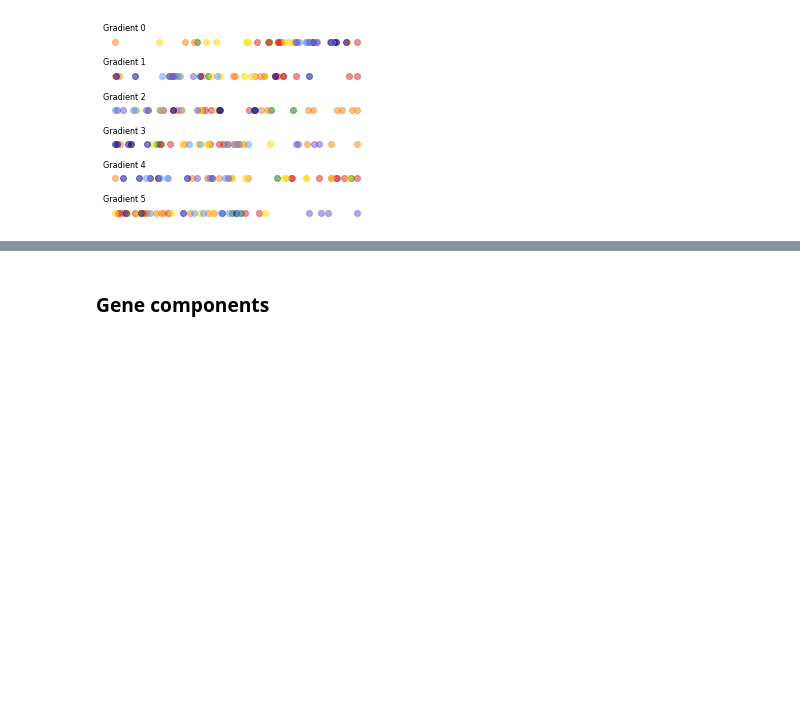
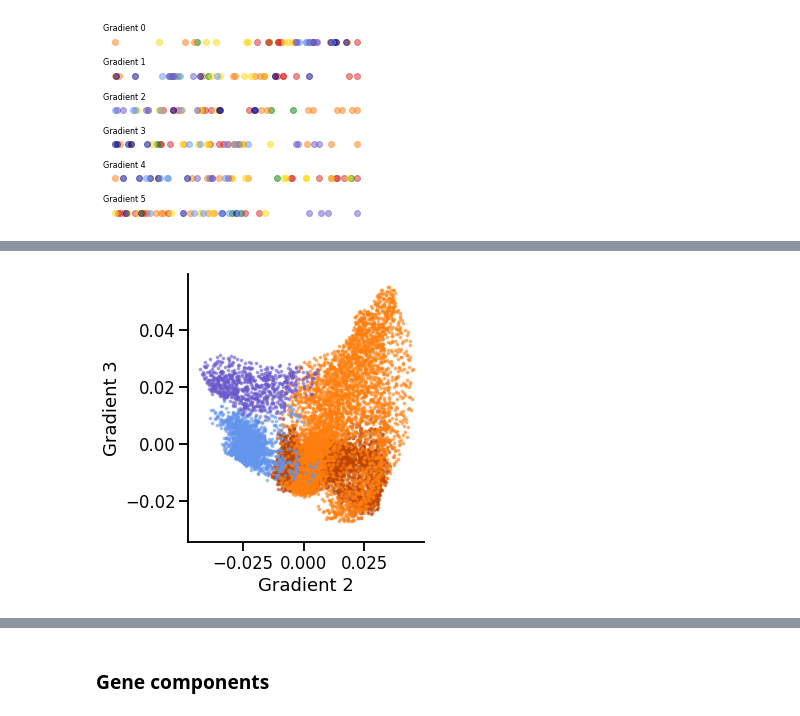
Before and after one commit to juhuntenburg/mouse_gradients, a Jupyter notebook: Visualize_gradients.ipynb, the cells around one changed output, grey strips where cells are left out. Drawn from its saved outputs; the diff is of its cells as text; code cells hidden in the pictures; blank space fills up the shorter version.

```diff
--- a/Visualize_gradients.ipynb
+++ b/Visualize_gradients.ipynb
@@ -104,14 +106,14 @@ sns.despine()
 # %%
-clusters = ['motor','prefrontal','lateral', 'medial', 'visual', 'auditory']
-colors = ['green','tab:red', 'gold', 'darkblue','cornflowerblue','slateblue']
+clusters = ['motor', 'somatosensory', 'visual', 'auditory']
+colors = ['#bd4400ff', 'tab:orange', 'cornflowerblue','slateblue']
 fig = plt.figure(figsize=(5,5))
 
 for c in range(len(clusters)):
     regions = list(df.loc[df['cluster']==clusters[c], 'acronym'])
     for r in regions:
-        plt.scatter(g3[r], g4[r], color=colors[c], label=clusters[c], alpha=0.5, s=5)
-plt.xlabel('Gradient 3')
-plt.ylabel('Gradient 4')
+        plt.scatter(g2[r], g3[r], color=colors[c], label=clusters[c], alpha=0.5, s=5)
+plt.xlabel('Gradient 2')
+plt.ylabel('Gradient 3')
 plt.tight_layout()
 sns.despine()
 # %% [output]
@@ -120 +120,2 @@ sns.despine()
+[figure, added]
 # %%
```
Also changed, not shown: parts of 8 cells of this notebook, 8 other files.
